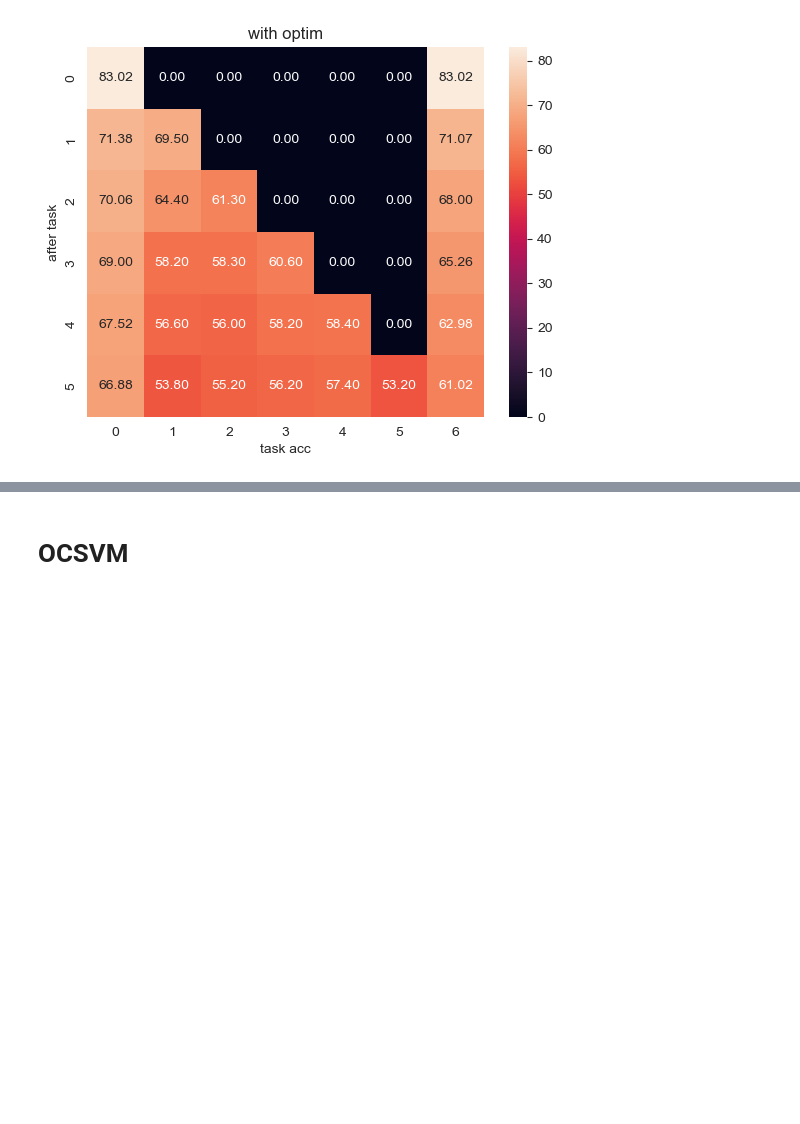
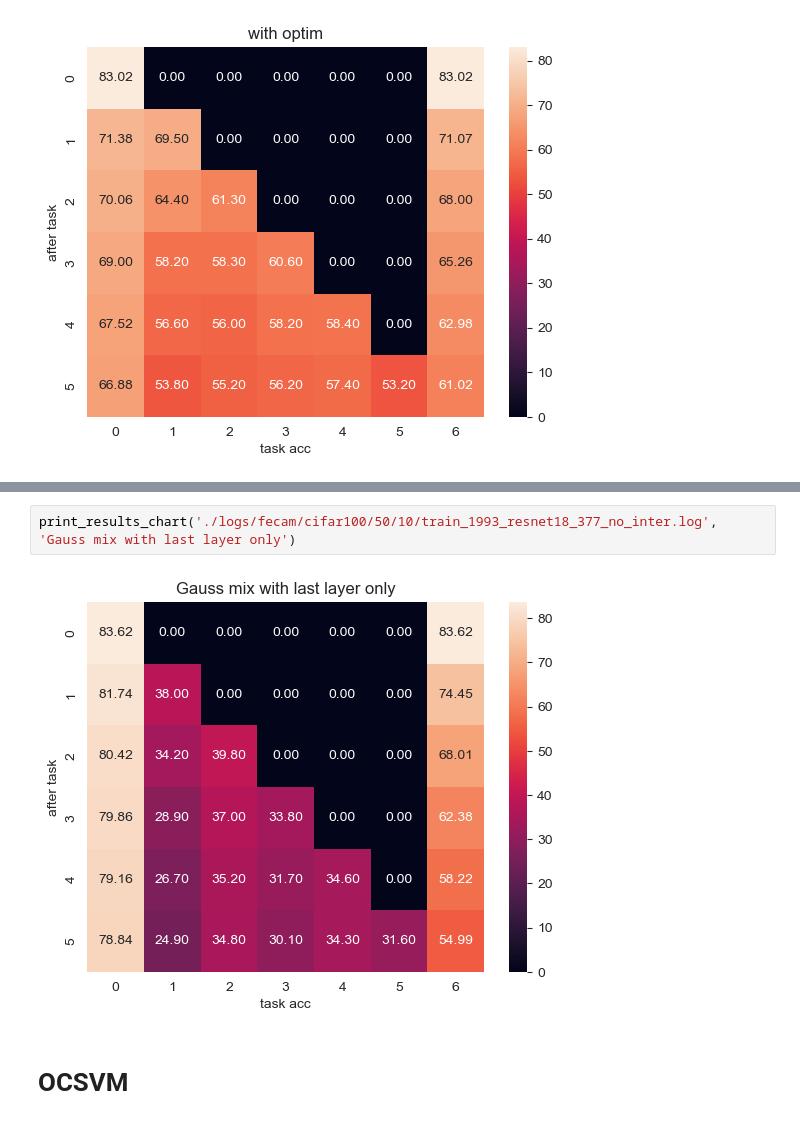
Before and after one commit to AndAnotherANS/FeCAM, a Jupyter notebook: chart.ipynb, the cells around one changed output, grey strips where cells are left out. Drawn from its saved outputs; the diff is of its cells as text; blank space fills up the shorter version.

Commit message:
add experiment with intermediate activations and mixture model

```diff
--- a/chart.ipynb
+++ b/chart.ipynb
@@ -60,3 +64,7 @@ print_results_chart('./logs/train_1993_resnet18_intermediate.log', 'with optim')
+# %%
+print_results_chart('./logs/fecam/cifar100/50/10/train_1993_resnet18_377_no_inter.log', 'Gauss mix with last layer only')
+# %% [output]
+[figure, added]
 # %% [markdown]
 # OCSVM
 # %% [markdown]
```
Also changed, not shown: parts of 2 cells of this notebook, 5 other files.
